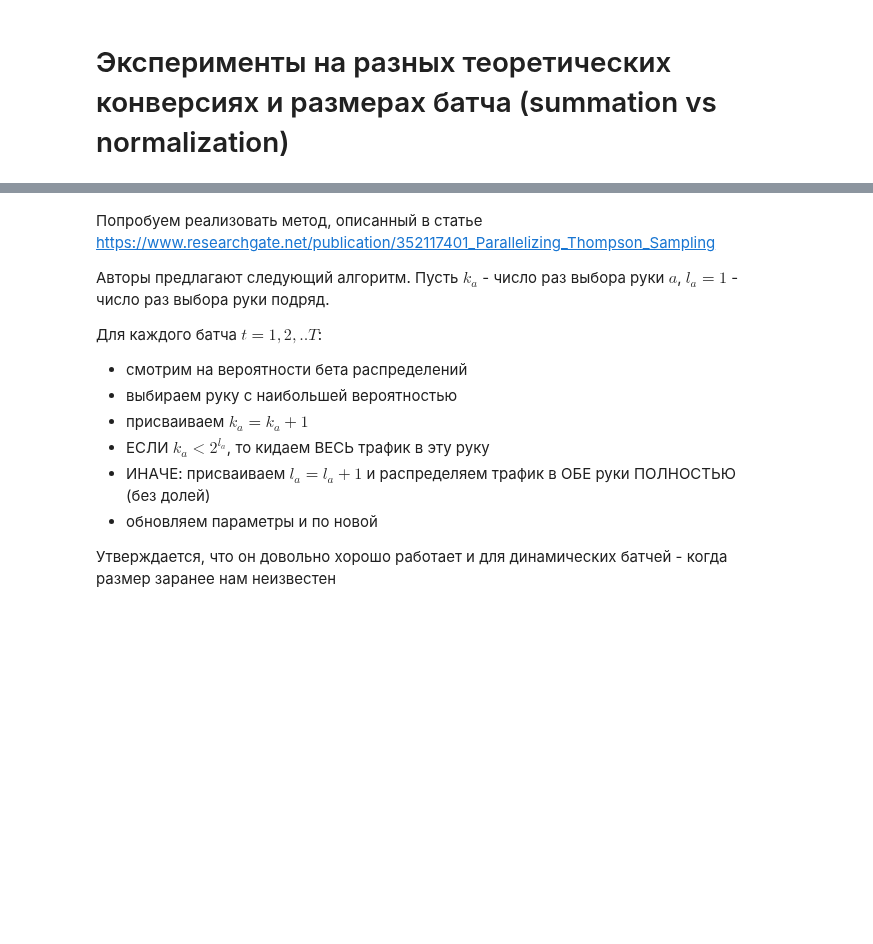
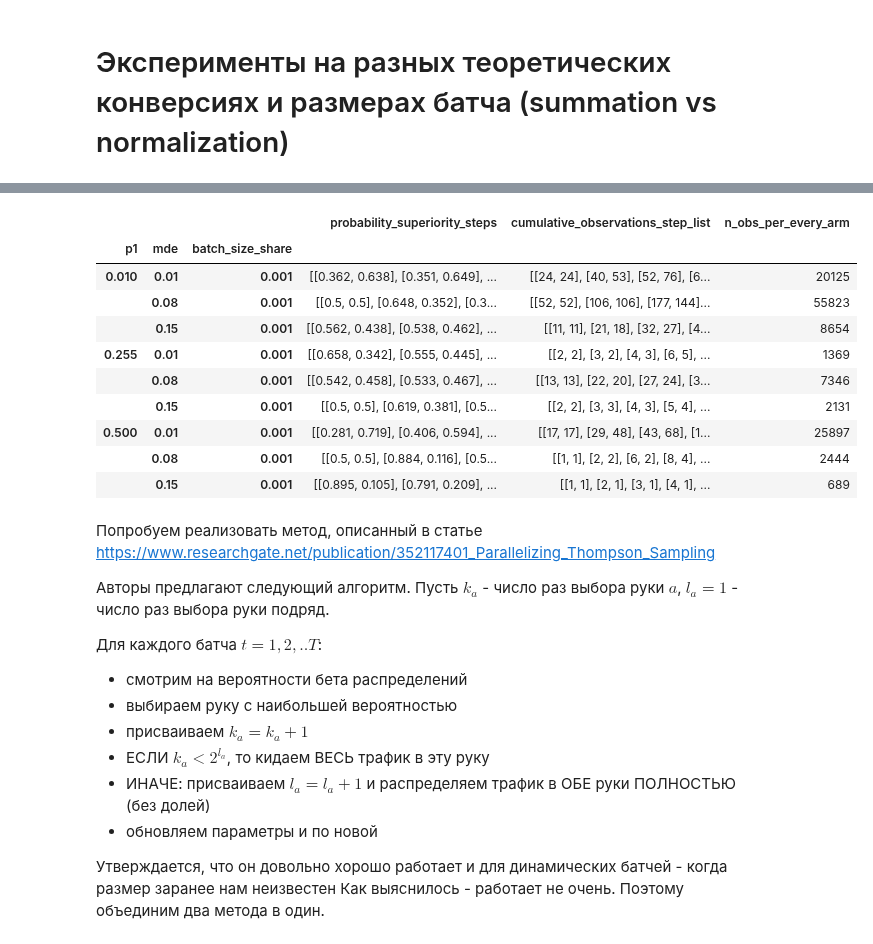
Before and after one commit to iakubovskii7/AB, a Jupyter notebook: MAB_theory_implementing.ipynb, the cells around one changed output, grey strips where cells are left out. Drawn from its saved outputs; the diff is of its cells as text; code cells hidden in the pictures; blank space fills up the shorter version.

```diff
--- a/MAB_theory_implementing.ipynb
+++ b/MAB_theory_implementing.ipynb
@@ -113,3 +135,17 @@ for index, row in  tqdm(result_experiments_df.iterrows()):
+# %%
+result_experiments_df
+# %% [output]
+|  |  |  | probability_superiority_steps | cumulative_observations_step_list | n_obs_per_every_arm |
+| p1 | mde | batch_size_share |  |  |  |
+| 0.010 | 0.01 | 0.001 | [[0.362, 0.638], [0.351, 0.649], ... | [[24, 24], [40, 53], [52, 76], [6... | 20125 |
+|  | 0.08 | 0.001 | [[0.5, 0.5], [0.648, 0.352], [0.3... | [[52, 52], [106, 106], [177, 144]... | 55823 |
+|  | 0.15 | 0.001 | [[0.562, 0.438], [0.538, 0.462], ... | [[11, 11], [21, 18], [32, 27], [4... | 8654 |
+| 0.255 | 0.01 | 0.001 | [[0.658, 0.342], [0.555, 0.445], ... | [[2, 2], [3, 2], [4, 3], [6, 5], ... | 1369 |
+|  | 0.08 | 0.001 | [[0.542, 0.458], [0.533, 0.467], ... | [[13, 13], [22, 20], [27, 24], [3... | 7346 |
+|  | 0.15 | 0.001 | [[0.5, 0.5], [0.619, 0.381], [0.5... | [[2, 2], [3, 3], [4, 3], [5, 4], ... | 2131 |
+| 0.500 | 0.01 | 0.001 | [[0.281, 0.719], [0.406, 0.594], ... | [[17, 17], [29, 48], [43, 68], [1... | 25897 |
+|  | 0.08 | 0.001 | [[0.5, 0.5], [0.884, 0.116], [0.5... | [[1, 1], [2, 2], [6, 2], [8, 4], ... | 2444 |
+|  | 0.15 | 0.001 | [[0.895, 0.105], [0.791, 0.209], ... | [[1, 1], [2, 1], [3, 1], [4, 1], ... | 689 |
 # %% [markdown]
 Попробуем реализовать метод, описанный в статье
 https://www.researchgate.net/publication/352117401_Parallelizing_Thompson_Sampling
@@ -127,3 +163,4 @@ $l_a = 1$ - число раз выбора руки подряд.
 - обновляем параметры и по новой
 
 Утверждается, что он довольно хорошо работает и для динамических батчей - когда размер заранее нам неизвестен
+Как выяснилось - работает не очень. Поэтому объединим два метода в один.
```
Also changed, not shown: parts of 14 cells of this notebook, 2 other files.
